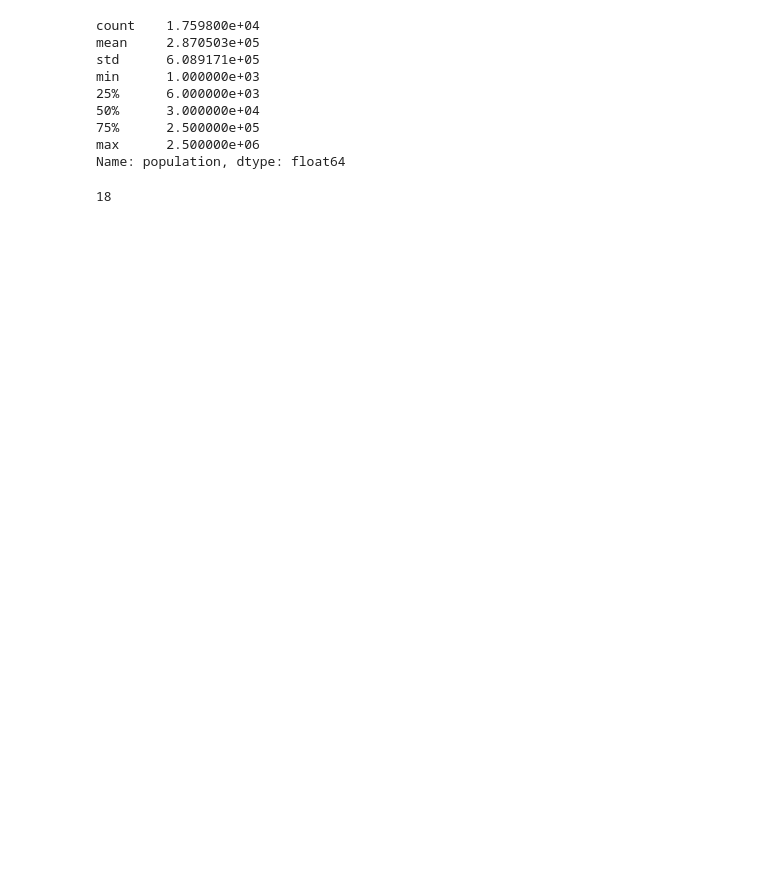
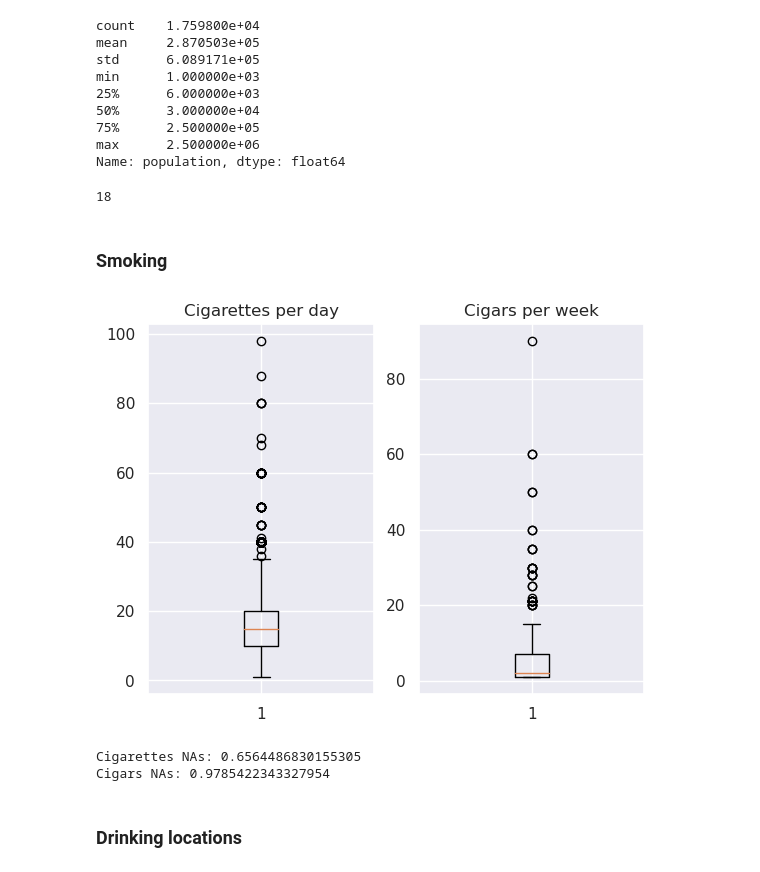
Before and after one commit to jueves/CIS1994, a Jupyter notebook: Exploration.ipynb, the cells around one changed output. Cells and saved outputs as stored; diff of their text form; code cells hidden in the pictures; blank space fills up the shorter version.

```diff
--- a/Exploration.ipynb
+++ b/Exploration.ipynb
@@ -72,3 +77,22 @@ Name: population, dtype: float64
 data.population.isna().sum()
 # %% [output]
 18
+# %% [markdown]
+### Smoking
+# %%
+fig, (ax1, ax2) = plt.subplots(1, 2)
+ax1.boxplot(data["cigarettes"].dropna())
+ax1.set_title("Cigarettes per day")
+ax2.boxplot(data["cigars"].dropna())
+ax2.set_title("Cigars per week")
+plt.show()
+# %% [output]
+[figure, added]
+# %%
+print("Cigarettes NAs: " + str(sum(data.cigarettes.isna()/len(data))))
+print("Cigars NAs: " + str(sum(data.cigars.isna()/len(data))))
+# %% [output]
+Cigarettes NAs: 0.6564486830155305
+Cigars NAs: 0.9785422343327954
+# %% [markdown]
+### Drinking locations
```
Also changed, not shown: parts of 41 cells of this notebook.
